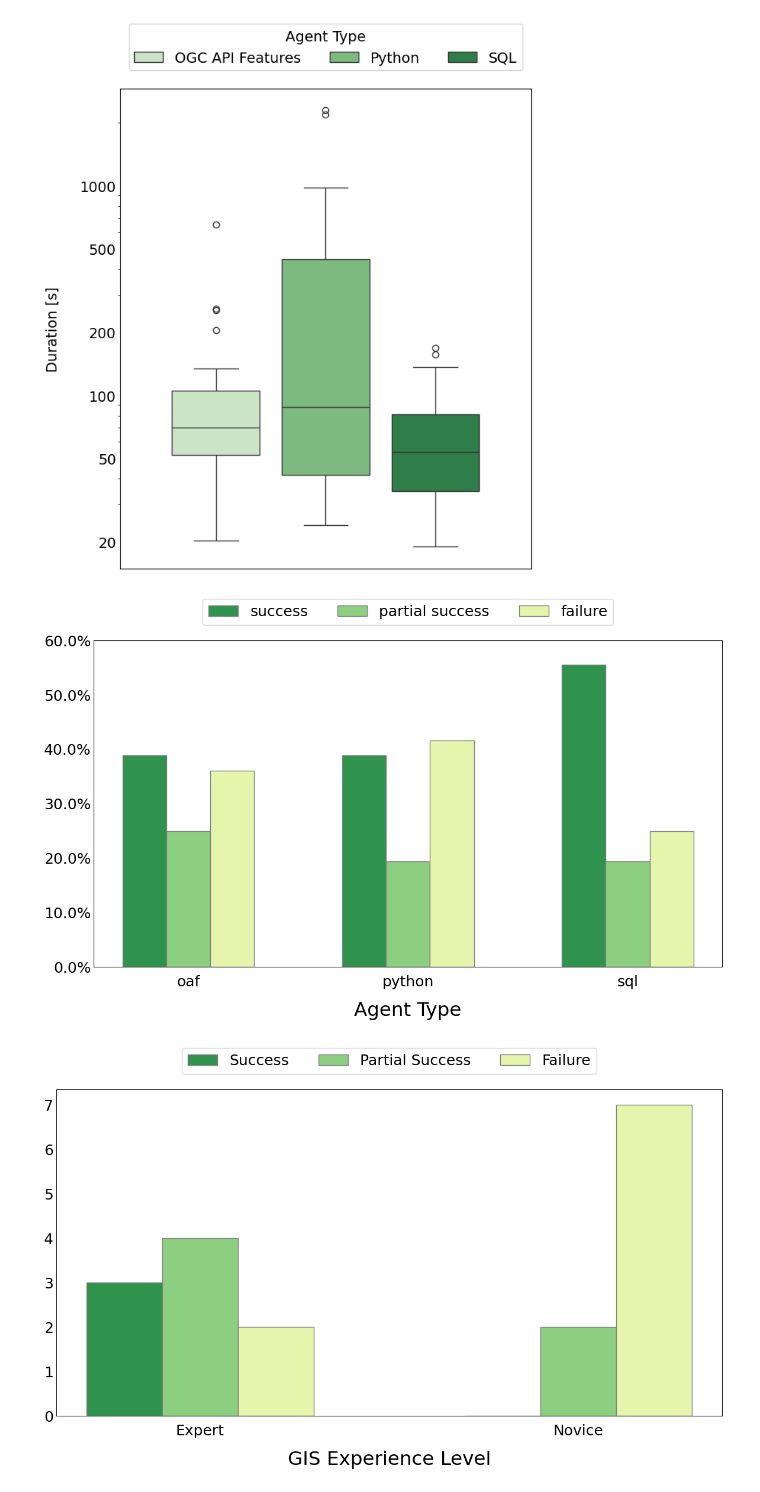
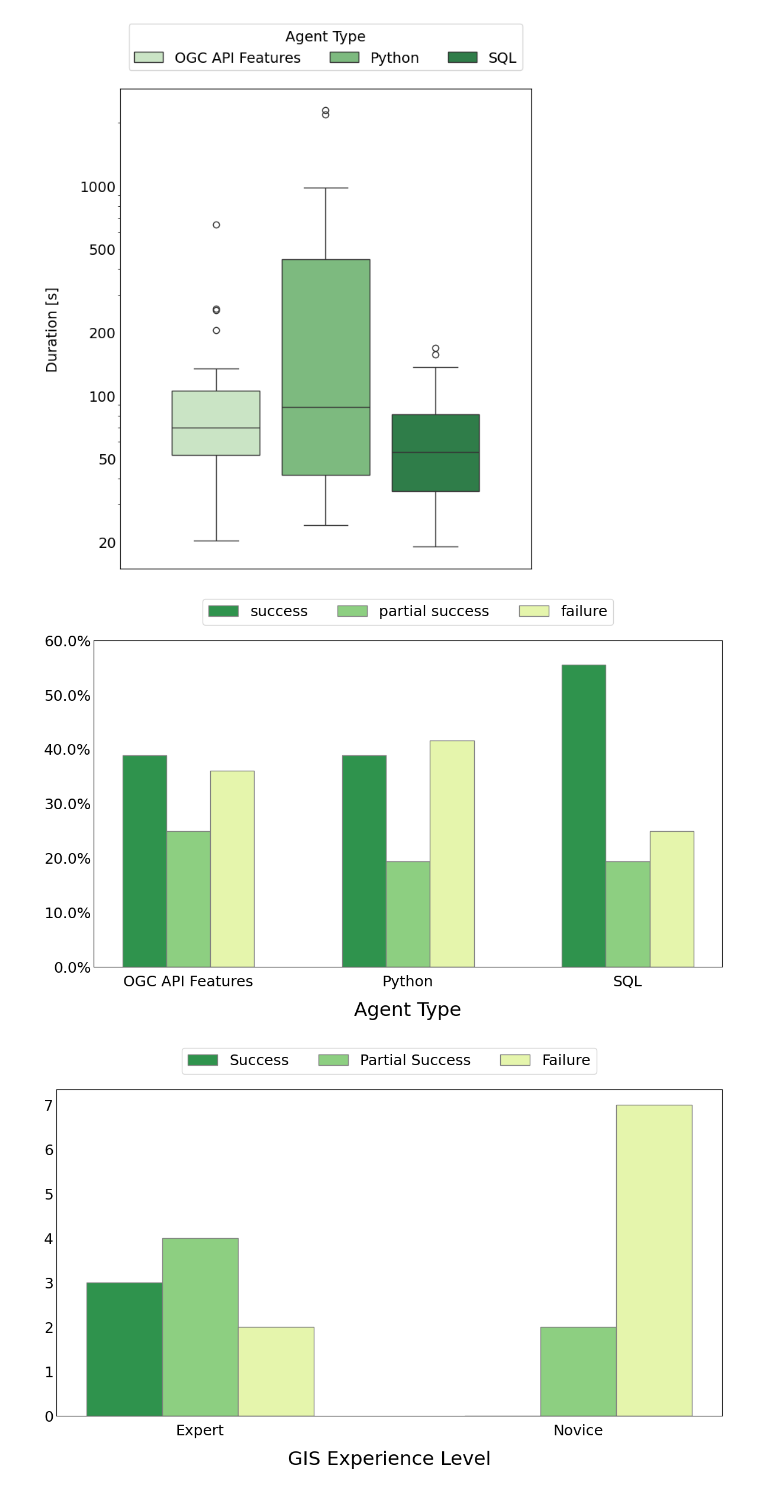
Before and after one commit to oskarhlm/masters-thesis, a Jupyter notebook: src/benchmarking/plots.ipynb, the cells around one changed output. Cells and saved outputs as stored; diff of their text form; code cells hidden in the pictures.

```diff
--- a/src/benchmarking/plots.ipynb
+++ b/src/benchmarking/plots.ipynb
@@ -119,35 +119,35 @@ def process_outcomes(df, outcomes, groupby_col):
 
 
 # Define the outcomes you are interested in
 outcomes = ['success', 'partial success', 'failure']
 outcome_data = process_outcomes(tests_df, outcomes, 'Agent Type')
 
 # Plotting
 colors = plt.get_cmap('YlGn')(np.linspace(0.7, 0.2, len(outcomes)))
 bars = []
 
 for i, outcome in enumerate(outcomes):
     bars.append([x + barWidth * i for x in range(len(outcome_data[outcome]))])
     ax.bar(bars[i], outcome_data[outcome]['percentage'], color=colors[i], width=barWidth,
            edgecolor='grey', label=outcome)
 
 plt.xlabel('Agent Type', fontsize=font_size * 1.3, labelpad=15)
 plt.xticks([r + barWidth for r in range(len(outcome_data[outcomes[0]]))],
-           outcome_data[outcomes[0]]['Agent Type'])
+           ['OGC API Features', 'Python', 'SQL'])
 
 y_max = max(df['percentage'].max() for df in outcome_data.values()) + 10
 ax.set_yticks(np.arange(0, min(y_max, 101), 10))
 ax.set_yticklabels([f'{x}%' for x in np.arange(0, min(y_max, 101), 10)])
 plt.tick_params(axis='x', which='major', pad=10)
 
 plt.legend(loc='upper center', bbox_to_anchor=(
     0.5, 1.15), fancybox=True, shadow=False, ncol=3)
 plt.tight_layout()
 
 plt.savefig(figs_path / 'outcome_distribution_bar_chart.png')
 plt.show()
 # %% [output]
-[figure, old version]
+[figure, new version]
 # %%
 font_size = 18
 plt.rcParams.update({'font.size': font_size})
```
Also changed, not shown: 29 other files.
